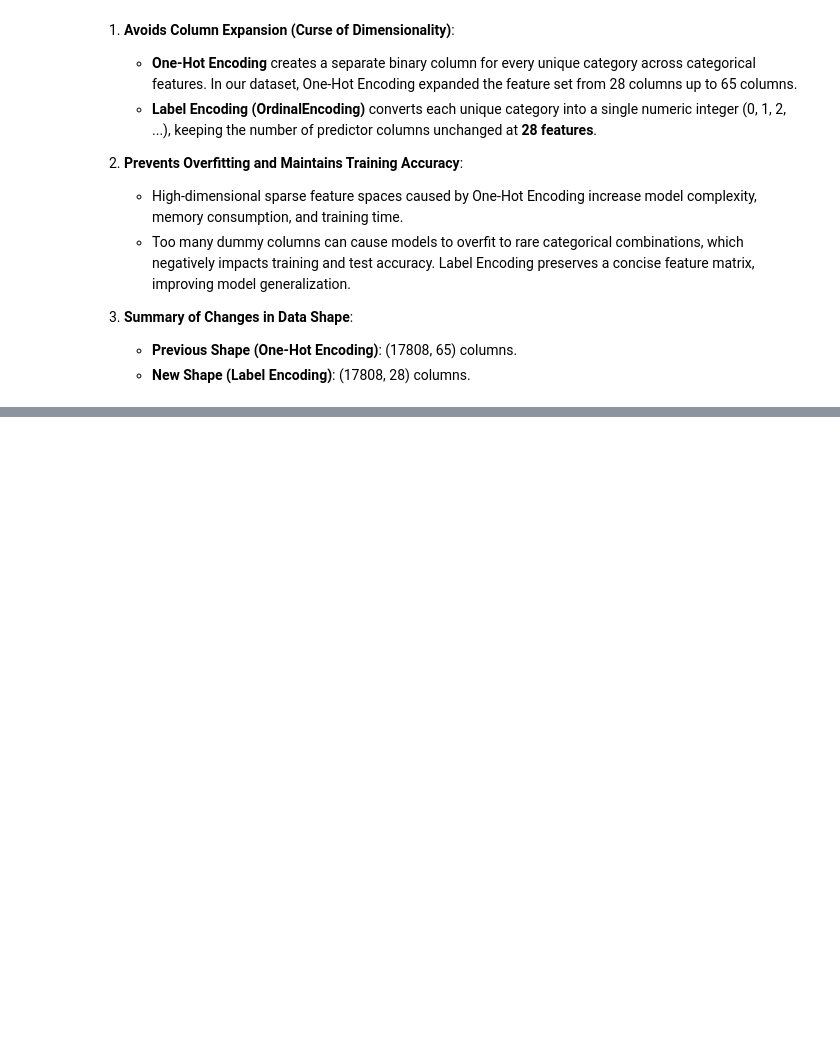
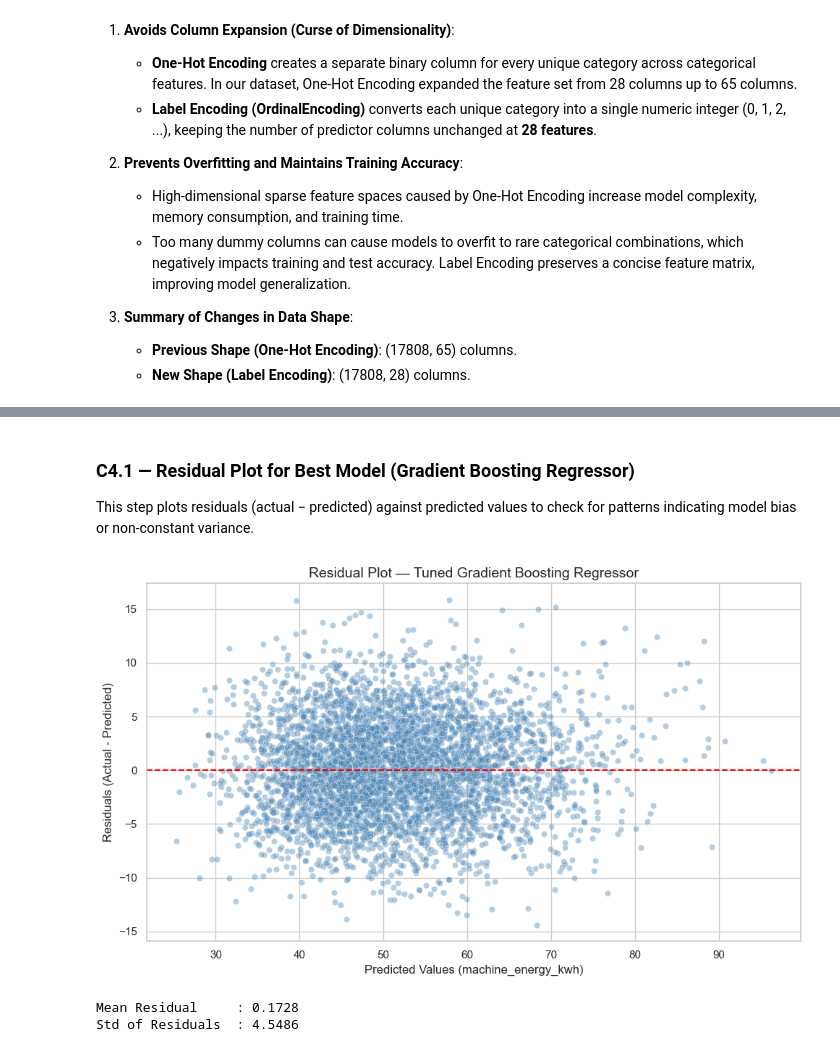
Before and after one commit to varanasirohit2006/Case_Study_Machine_Learning, a Jupyter notebook: Review1.ipynb, the cells around one changed output, grey strips where cells are left out. Cells and saved outputs as stored; diff of their text form; code cells hidden in the pictures; blank space fills up the shorter version.

Commit message:
feat(regression): implement Section C regression track benchmarks, tuning, and diagnostic plots

```diff
--- a/Review1.ipynb
+++ b/Review1.ipynb
@@ -1573,0 +2053,19 @@ Classification train: 0
+# %%
+from sklearn.tree import DecisionTreeRegressor
+
+tree_model = DecisionTreeRegressor(
+    random_state=42
+)
+
+tree_model.fit(X_reg_train_processed, y_reg_train)
+
+y_pred_tree = tree_model.predict(X_reg_test_processed)
+
+tree_r2 = r2_score(y_reg_test, y_pred_tree)
+tree_rmse = np.sqrt(mean_squared_error(y_reg_test, y_pred_tree))
+tree_mae = mean_absolute_error(y_reg_test, y_pred_tree)
+
+print("Decision Tree Regressor")
+print("R²:", tree_r2)
+print("RMSE:", tree_rmse)
+print("MAE:", tree_mae)
@@ -1573,0 +2644,34 @@ Classification train: 0
+# %% [markdown]
+### C4.1 — Residual Plot for Best Model (Gradient Boosting Regressor)
+
+This step plots residuals (actual − predicted) against predicted values to check for patterns indicating model bias or non-constant variance.
+# %%
+# Residual Plot for Best Model (Tuned Gradient Boosting Regressor)
+
+y_pred_best = best_gb_tuned.predict(X_reg_test_processed)
+residuals = y_reg_test.values - y_pred_best
+
+plt.figure(figsize=(10, 6))
+
+sns.scatterplot(
+    x=y_pred_best,
+    y=residuals,
+    alpha=0.4,
+    color="steelblue"
+)
+
+plt.axhline(y=0, color="red", linestyle="--", linewidth=1.5)
+
+plt.title("Residual Plot — Tuned Gradient Boosting Regressor", fontsize=14)
+plt.xlabel("Predicted Values (machine_energy_kwh)", fontsize=12)
+plt.ylabel("Residuals (Actual - Predicted)", fontsize=12)
+
+plt.tight_layout()
+plt.show()
+
+print(f"Mean Residual     : {residuals.mean():.4f}")
+print(f"Std of Residuals  : {residuals.std():.4f}")
+# %% [output]
+[figure, added]
+Mean Residual     : 0.1728
+Std of Residuals  : 4.5486
```
Also changed, not shown: parts of 66 cells of this notebook.
